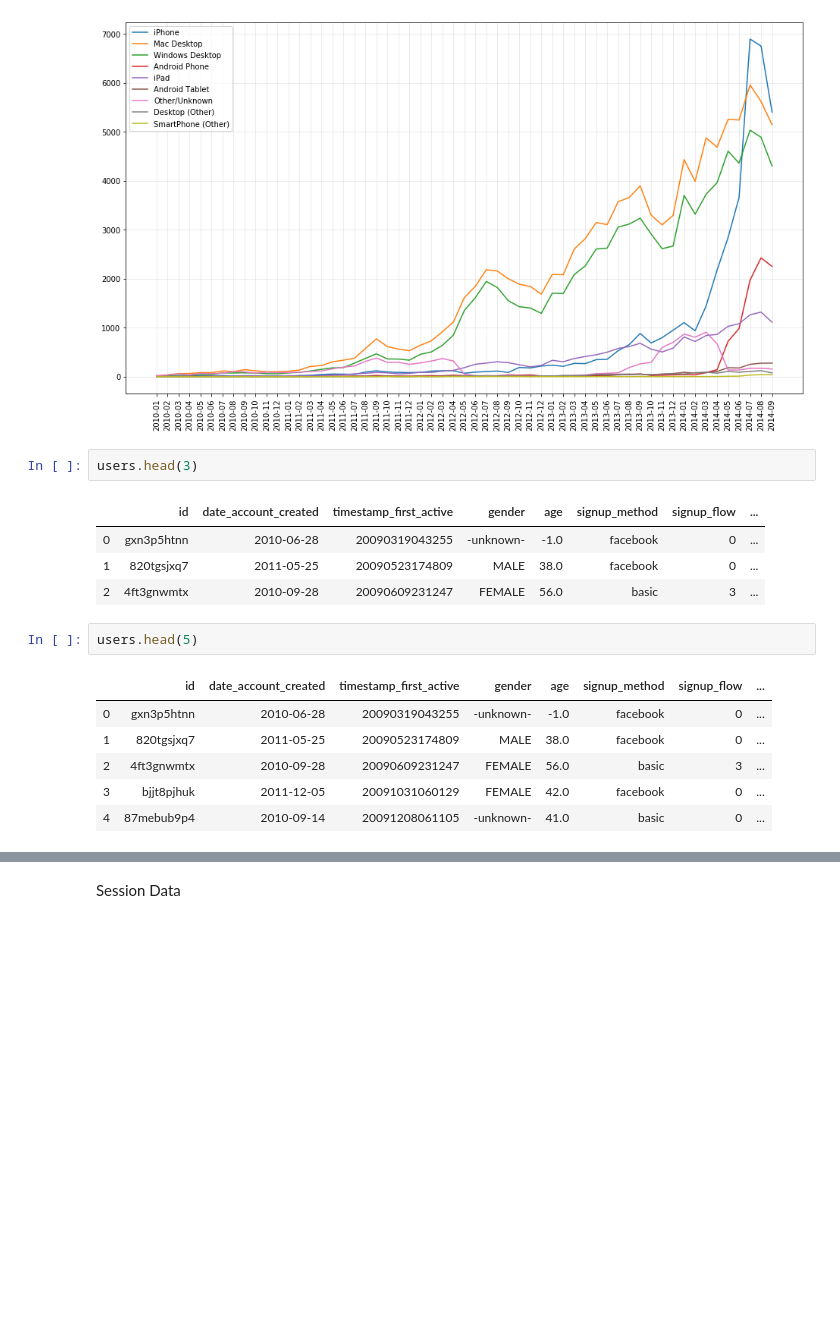
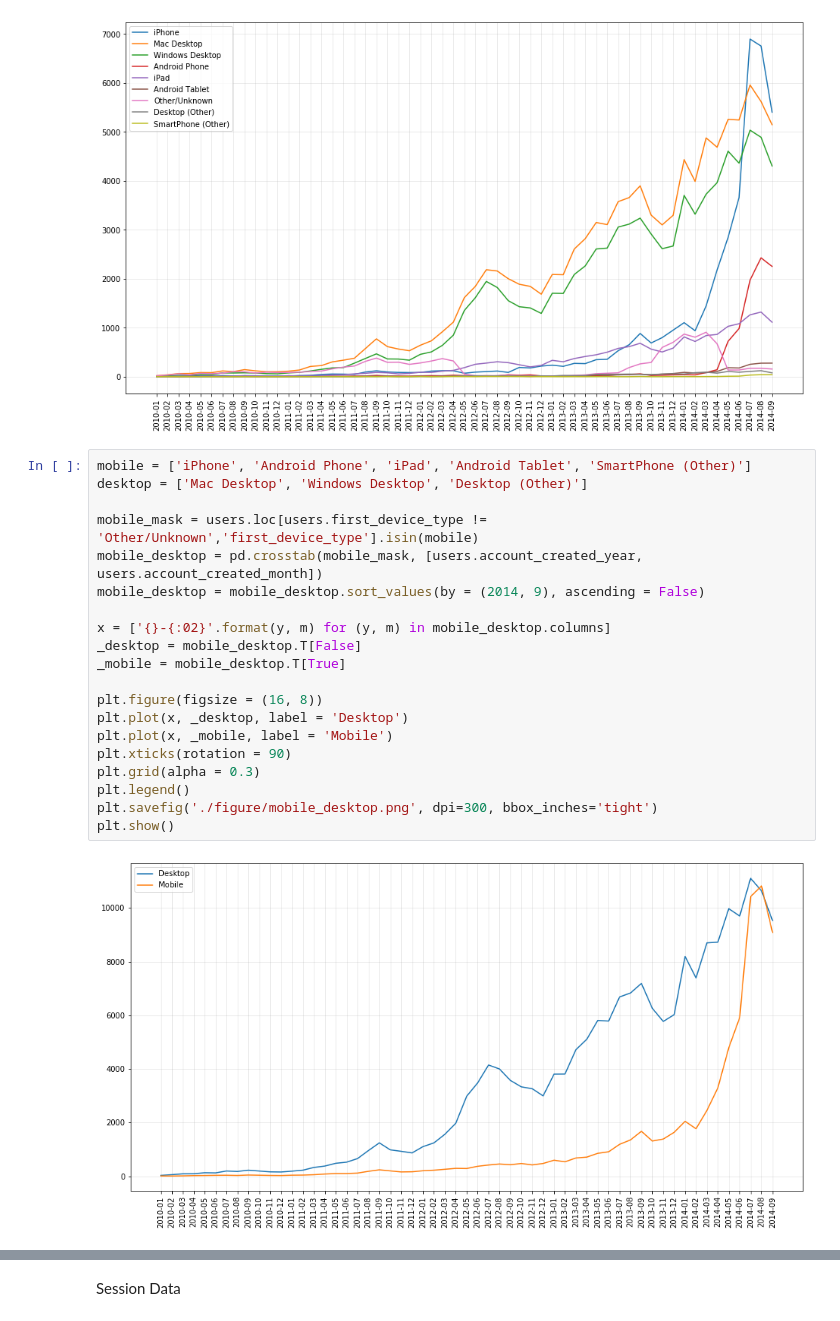
Before and after one commit to seonnyseo/data_analysis, a Jupyter notebook: airbnb_recruiting_new_user_bookings/notebook/eda.ipynb, the cells around one changed output, grey strips where cells are left out. Drawn from its saved outputs; the diff is of its cells as text; blank space fills up the shorter version.

Commit message:
EDA Update
- add figures

```diff
--- a/airbnb_recruiting_new_user_bookings/notebook/eda.ipynb
+++ b/airbnb_recruiting_new_user_bookings/notebook/eda.ipynb
@@ -325,19 +346,25 @@ plt.grid(alpha = 0.3)
 plt.show()
 # %% [output]
 [figure]
-# %%
-users.head(3)
-# %% [output]
-|  | id | date_account_created | timestamp_first_active | gender | age | signup_method | signup_flow | ... |
-| 0 | gxn3p5htnn | 2010-06-28 | 20090319043255 | -unknown- | -1.0 | facebook | 0 | ... |
-| 1 | 820tgsjxq7 | 2011-05-25 | 20090523174809 | MALE | 38.0 | facebook | 0 | ... |
-| 2 | 4ft3gnwmtx | 2010-09-28 | 20090609231247 | FEMALE | 56.0 | basic | 3 | ... |
-# %%
-users.head(5)
-# %% [output]
-|  | id | date_account_created | timestamp_first_active | gender | age | signup_method | signup_flow | ... |
-| 0 | gxn3p5htnn | 2010-06-28 | 20090319043255 | -unknown- | -1.0 | facebook | 0 | ... |
-| 1 | 820tgsjxq7 | 2011-05-25 | 20090523174809 | MALE | 38.0 | facebook | 0 | ... |
-| 2 | 4ft3gnwmtx | 2010-09-28 | 20090609231247 | FEMALE | 56.0 | basic | 3 | ... |
-| 3 | bjjt8pjhuk | 2011-12-05 | 20091031060129 | FEMALE | 42.0 | facebook | 0 | ... |
-| 4 | 87mebub9p4 | 2010-09-14 | 20091208061105 | -unknown- | 41.0 | basic | 0 | ... |
+# %%
+mobile = ['iPhone', 'Android Phone', 'iPad', 'Android Tablet', 'SmartPhone (Other)']
+desktop = ['Mac Desktop', 'Windows Desktop', 'Desktop (Other)']
+
+mobile_mask = users.loc[users.first_device_type != 'Other/Unknown','first_device_type'].isin(mobile)
+mobile_desktop = pd.crosstab(mobile_mask, [users.account_created_year, users.account_created_month])
+mobile_desktop = mobile_desktop.sort_values(by = (2014, 9), ascending = False)
+
+x = ['{}-{:02}'.format(y, m) for (y, m) in mobile_desktop.columns]
+_desktop = mobile_desktop.T[False]
+_mobile = mobile_desktop.T[True]
+
+plt.figure(figsize = (16, 8))
+plt.plot(x, _desktop, label = 'Desktop')
+plt.plot(x, _mobile, label = 'Mobile')
+plt.xticks(rotation = 90)
+plt.grid(alpha = 0.3)
+plt.legend()
+plt.savefig('./figure/mobile_desktop.png', dpi=300, bbox_inches='tight')
+plt.show()
+# %% [output]
+[figure, added]
```
Also changed, not shown: parts of 8 cells of this notebook, 1 other file.
